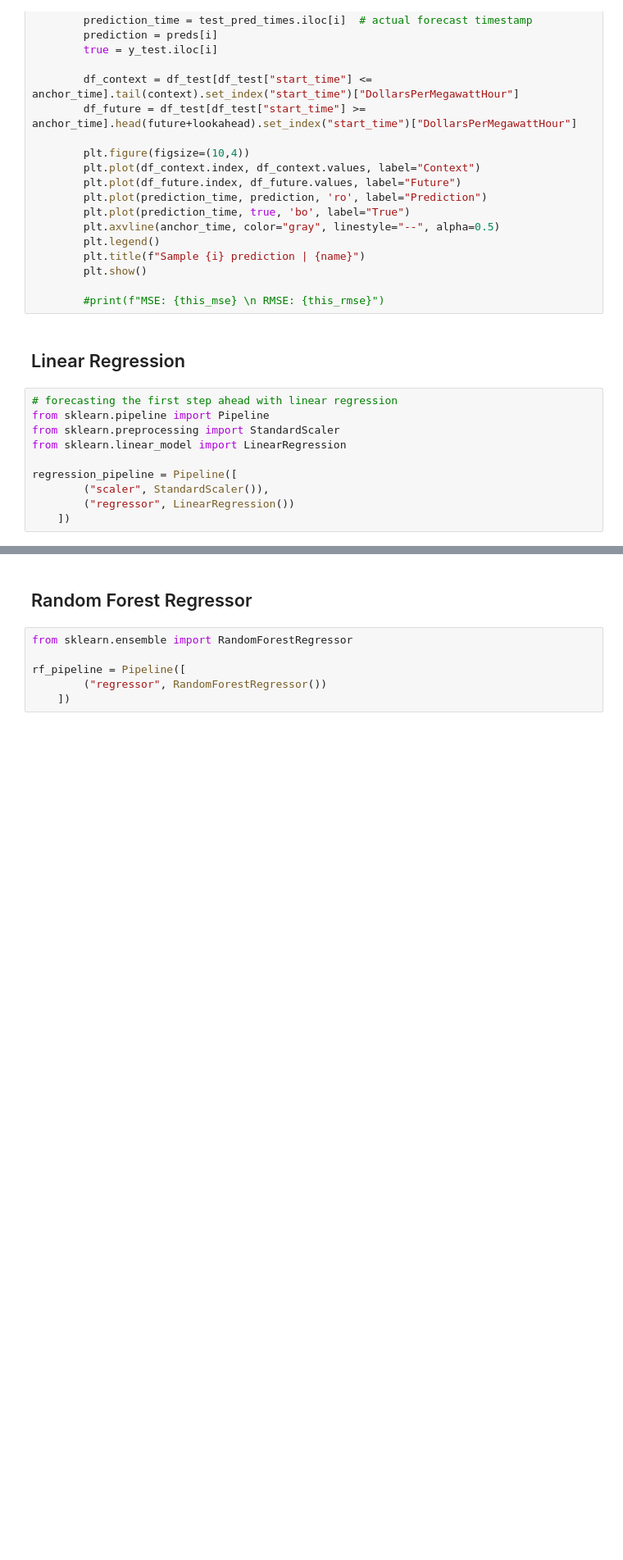
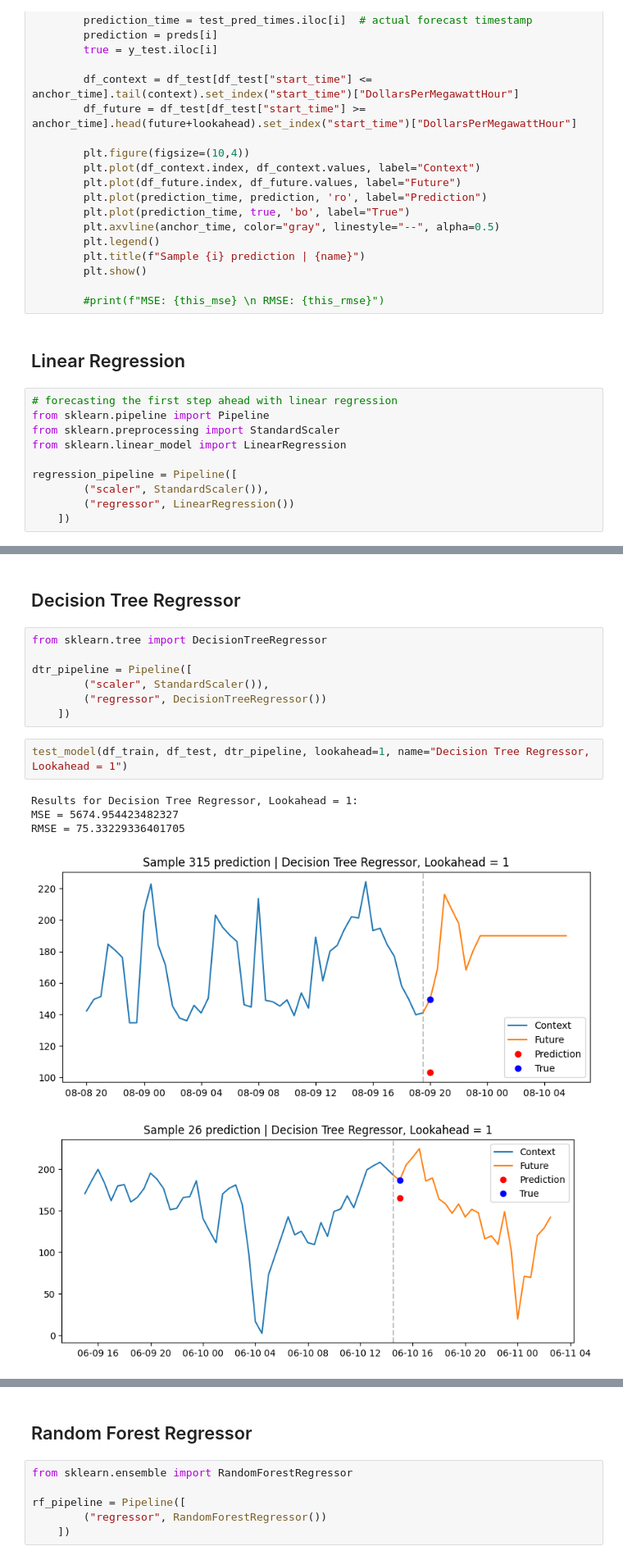
Before and after one commit to LennoxC/aiml338-a2, a Jupyter notebook: Time Series Analysis.ipynb, the cells around one changed output, grey strips where cells are left out. Shown at 82% size. Drawn from its saved outputs; the diff is of its cells as text; blank space fills up the shorter version.

```diff
--- a/Time Series Analysis.ipynb
+++ b/Time Series Analysis.ipynb
@@ -696,0 +697,17 @@ RMSE = 66.64530830926
+# %% [markdown]
+## Decision Tree Regressor
+# %%
+from sklearn.tree import DecisionTreeRegressor
+
+dtr_pipeline = Pipeline([
+        ("scaler", StandardScaler()),
+        ("regressor", DecisionTreeRegressor())
+    ])
+# %%
+test_model(df_train, df_test, dtr_pipeline, lookahead=1, name="Decision Tree Regressor, Lookahead = 1")
+# %% [output]
+Results for Decision Tree Regressor, Lookahead = 1:
+MSE = 5674.954423482327
+RMSE = 75.33229336401705
+[figure, added]
+[figure, added]
```
Also changed, not shown: parts of 10 cells of this notebook.
